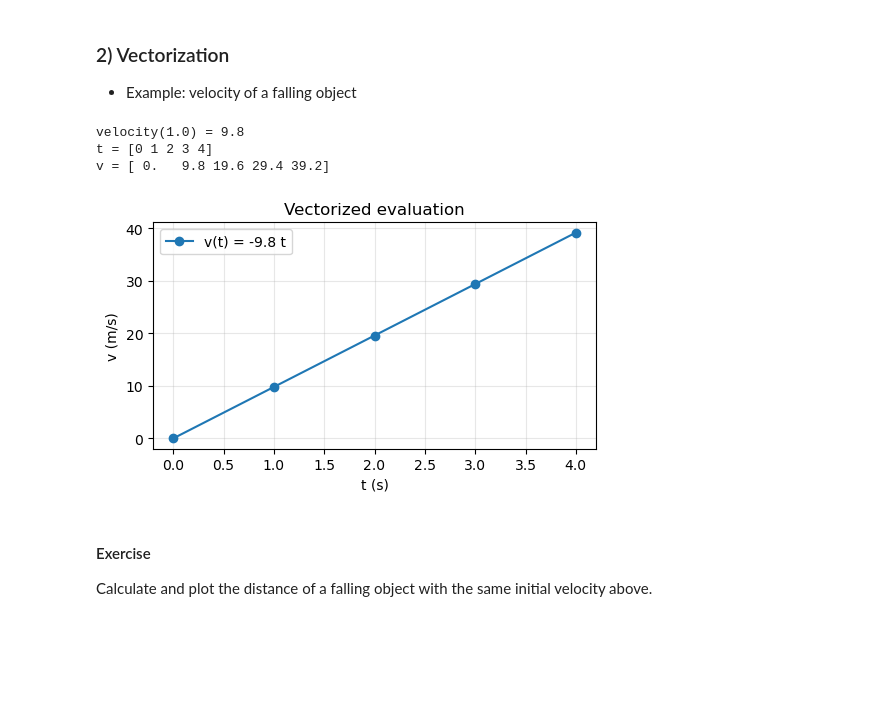
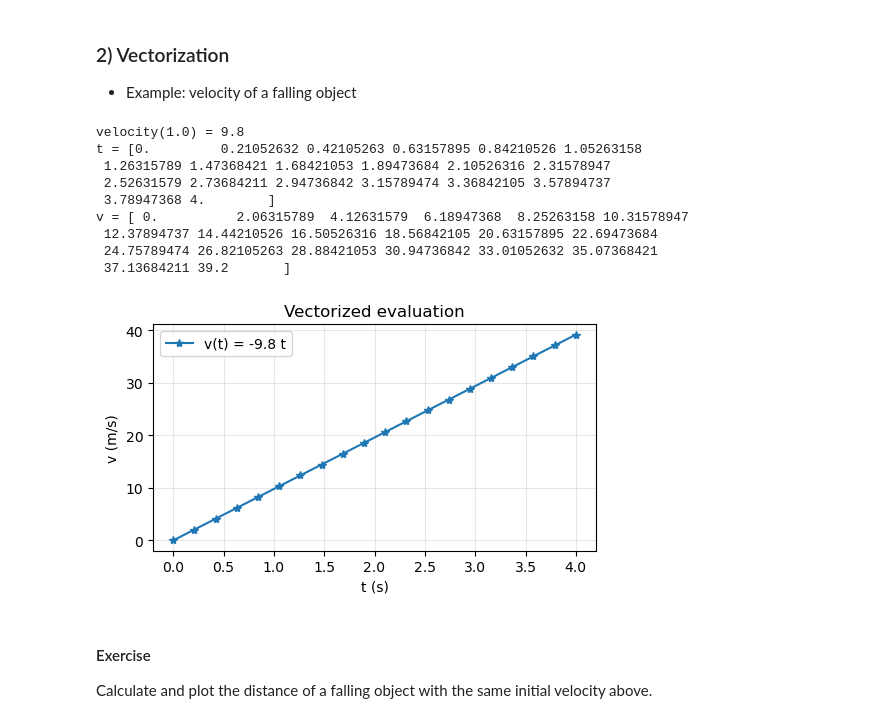
Before and after one commit to chrsshkm/Engineering-Methods-Lecture-Exercises, a Jupyter notebook: Leacture 7_NumPy_Exercise.ipynb, the cells around one changed output. Saved outputs shown, nothing was run; the diff lists cells and outputs as text; code cells hidden in the pictures; blank space fills up the shorter version.

```diff
--- a/Leacture 7_NumPy_Exercise.ipynb
+++ b/Leacture 7_NumPy_Exercise.ipynb
@@ -58,30 +58,37 @@ eye:
 # %%
 import numpy as np, matplotlib.pyplot as plt
 
 def velocity(t):
     g = 9.8  # m/s^2
     v0 = 0.0
     return g * t + v0
 
 # Scalar works
 print('velocity(1.0) =', velocity(1.0))
 
 # Vectorized with NumPy
-t = np.array([0,1,2,3,4], dtype=int) # Vactorize t in an array
+#t = np.array([0,1,2,3,4], dtype=int) # Vactorize t in an array
+t = np.linspace(0, 4, 20)          # or use linspace
 v = velocity(t)
 print('t =', t)
 print('v =', v)
 
 plt.figure(figsize=(5.2,3.2))
-plt.plot(t, v, 'o-', label='v(t) = -9.8 t')
+plt.plot(t, v, '*-', label='v(t) = -9.8 t')
 # plt.xlim(0, 4)
 plt.xlabel('t (s)'); plt.ylabel('v (m/s)'); plt.title('Vectorized evaluation')
 plt.grid(True, alpha=0.3); plt.legend(); plt.tight_layout(); plt.show()
 # %% [output]
 velocity(1.0) = 9.8
-t = [0 1 2 3 4]
-v = [ 0.   9.8 19.6 29.4 39.2]
+t = [0.         0.21052632 0.42105263 0.63157895 0.84210526 1.05263158
+ 1.26315789 1.47368421 1.68421053 1.89473684 2.10526316 2.31578947
+ 2.52631579 2.73684211 2.94736842 3.15789474 3.36842105 3.57894737
+ 3.78947368 4.        ]
+v = [ 0.          2.06315789  4.12631579  6.18947368  8.25263158 10.31578947
+ 12.37894737 14.44210526 16.50526316 18.56842105 20.63157895 22.69473684
+ 24.75789474 26.82105263 28.88421053 30.94736842 33.01052632 35.07368421
+ 37.13684211 39.2       ]
-[figure, old version]
+[figure, new version]
 # %% [markdown]
 #### Exercise
 Calculate and plot the distance of a falling object with the same initial velocity above.
```
Also changed, not shown: parts of 1 cell of this notebook.
